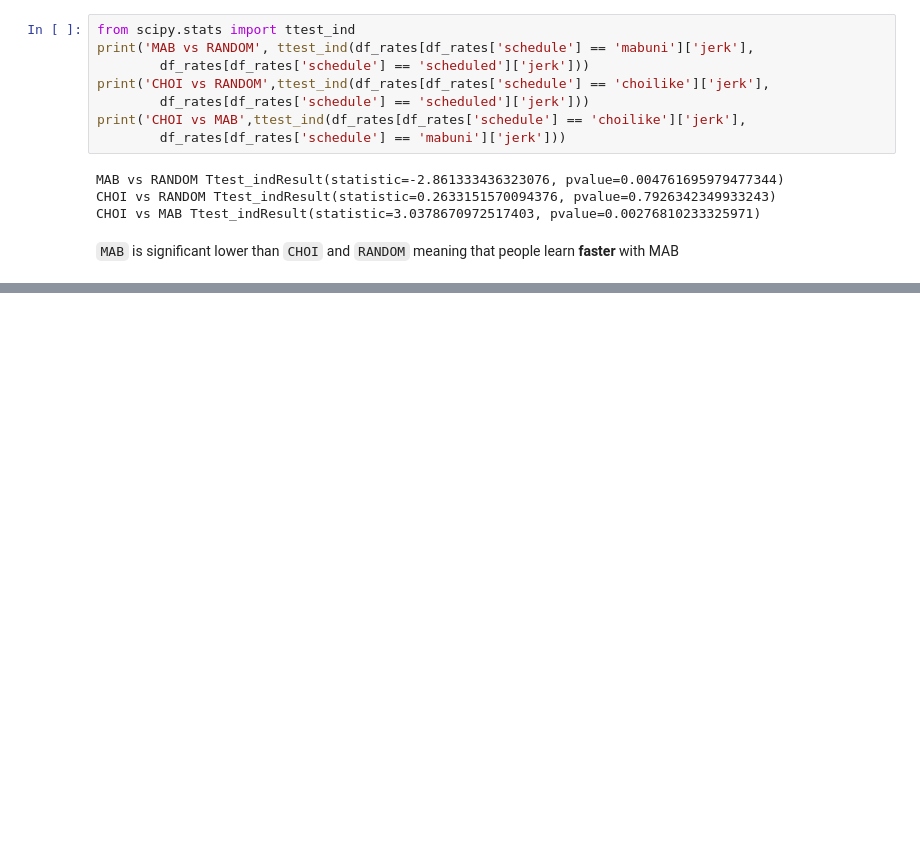
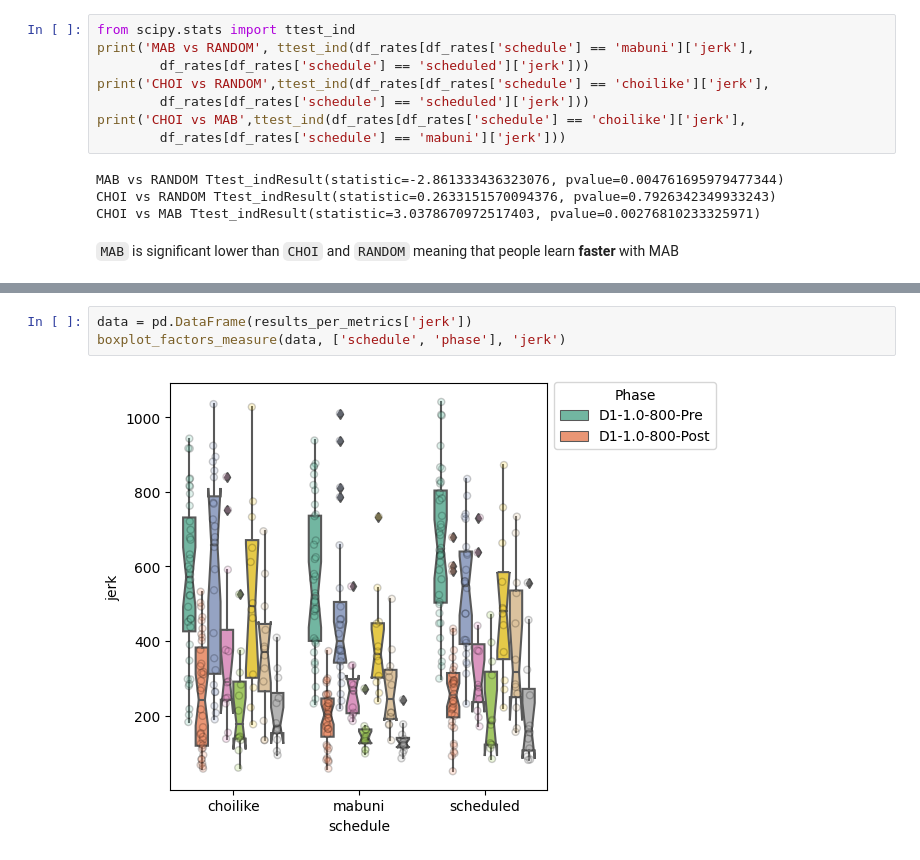
Before and after one commit to vayneeS/interactive-curriculum-learning, a Jupyter notebook: Data_Analysis_B.ipynb, the cells around one changed output, grey strips where cells are left out. Saved outputs shown, nothing was run; the diff lists cells and outputs as text; blank space fills up the shorter version.

```diff
--- a/Data_Analysis_B.ipynb
+++ b/Data_Analysis_B.ipynb
@@ -174,0 +242,5 @@ CHOI vs MAB Ttest_indResult(statistic=3.0378670972517403, pvalue=0.0027681023332
+# %%
+data = pd.DataFrame(results_per_metrics['jerk'])
+boxplot_factors_measure(data, ['schedule', 'phase'], 'jerk')
+# %% [output]
+[figure, added]
```
Also changed, not shown: parts of 20 cells of this notebook, 2 other files.
